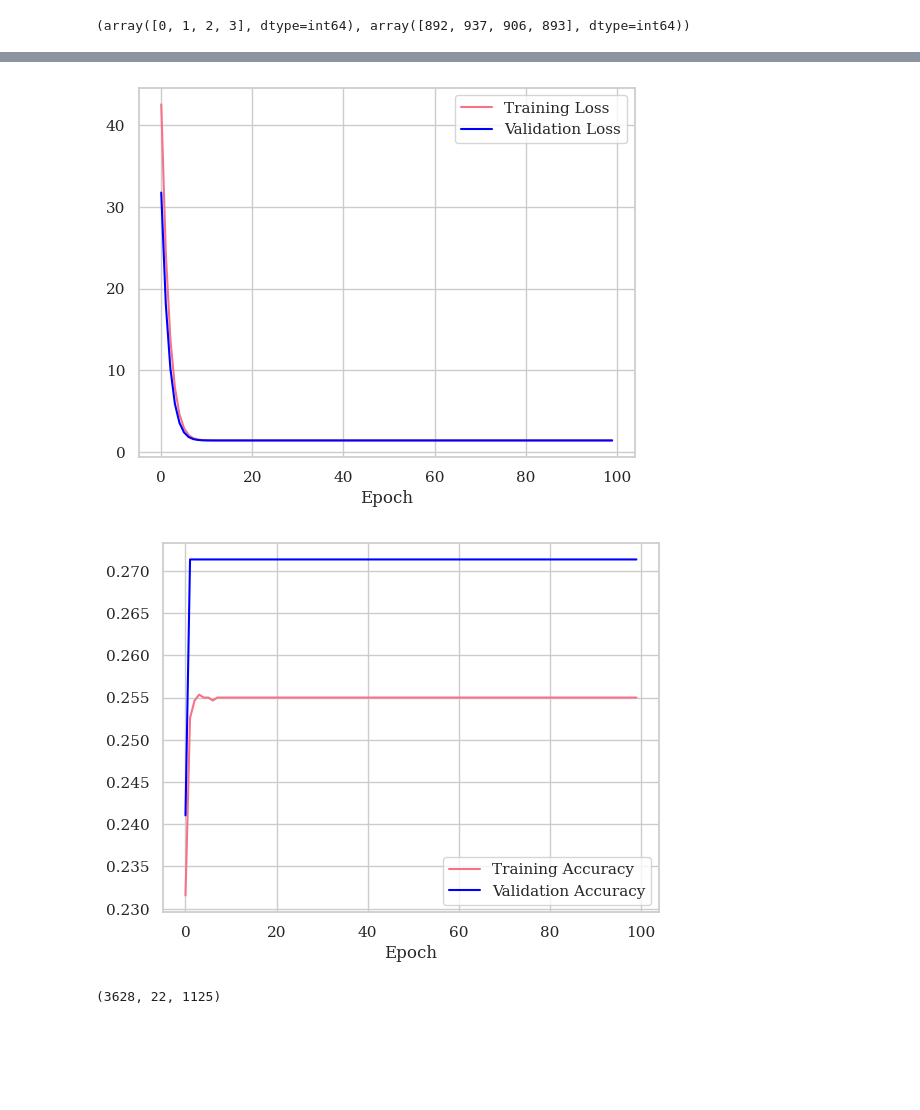
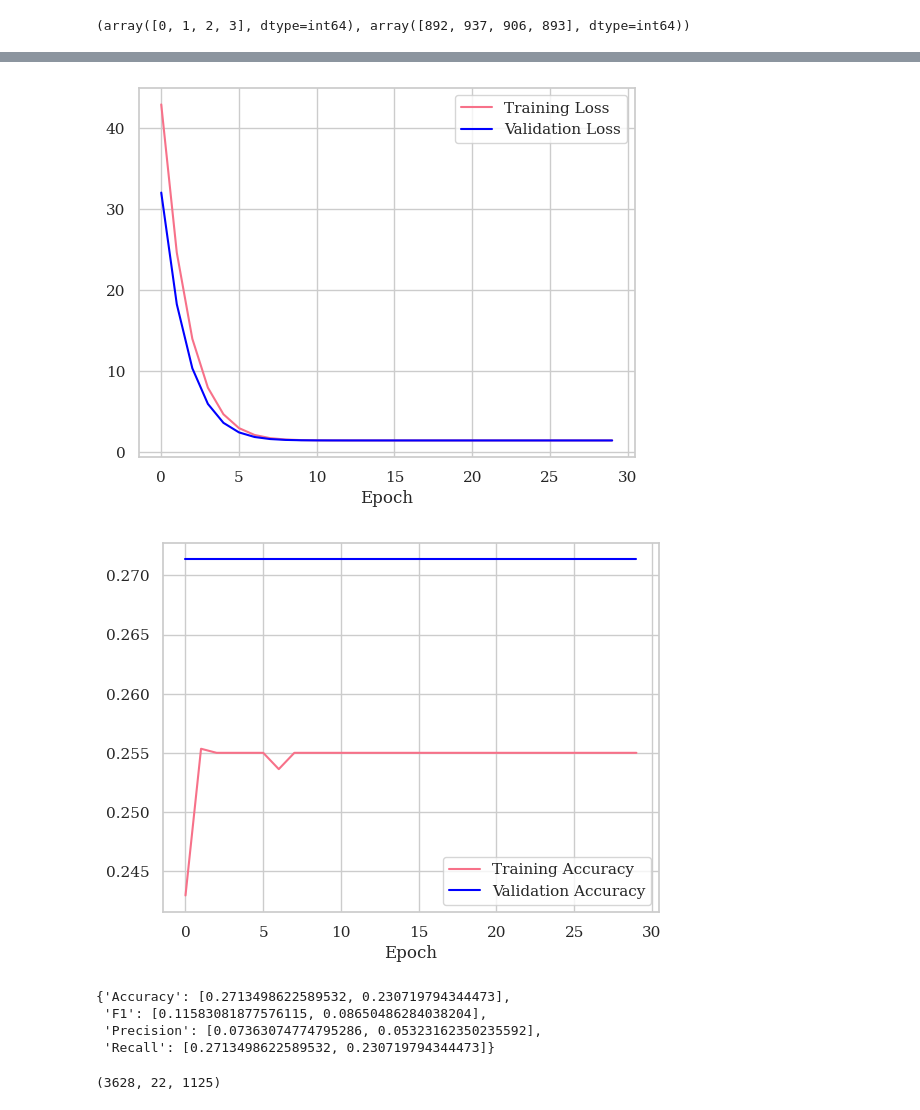
Before and after one commit to sam189239/EEG-MI-Benchmarking, a Jupyter notebook: code/EEGNet.ipynb, the cells around one changed output, grey strips where cells are left out. Drawn from its saved outputs; the diff is of its cells as text; code cells hidden in the pictures; blank space fills up the shorter version.

```diff
--- a/code/EEGNet.ipynb
+++ b/code/EEGNet.ipynb
@@ -293,6 +312,6 @@ def build_mlp_classifier(num_layers = 1, lr = 0.01):
     classifier.compile(optimizer = keras.optimizers.Adam(lr=lr) , loss = 'categorical_crossentropy', metrics = ['accuracy'])
     return classifier
 # %%
-mlp = build_mlp_classifier(5, 0.0001)
-mlp, mlp_results = CV_train(mlp, X_train, X_test, n_epochs=100)
+mlp = build_mlp_classifier(8, 0.0001)
+mlp, mlp_results = CV_train(mlp, X_train, X_test, n_epochs=30)
 # %% [output]
@@ -317,5 +337,12 @@ Epoch 100/100
-[figure, old version]
+[figure, new version]
-[figure, old version]
+[figure, new version]
+# %%
+mlp_results
+# %% [output]
+{'Accuracy': [0.2713498622589532, 0.230719794344473],
+ 'F1': [0.11583081877576115, 0.08650486284038204],
+ 'Precision': [0.07363074774795286, 0.05323162350235592],
+ 'Recall': [0.2713498622589532, 0.230719794344473]}
 # %%
 from tensorflow.keras.models import Model
 from tensorflow.keras.layers import Dense, Activation, Permute, Dropout
```
Also changed, not shown: parts of 15 cells of this notebook.
